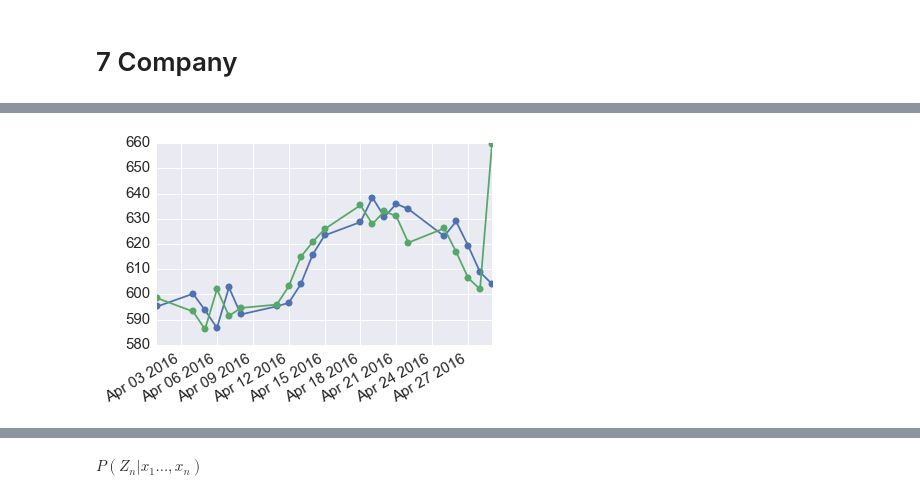
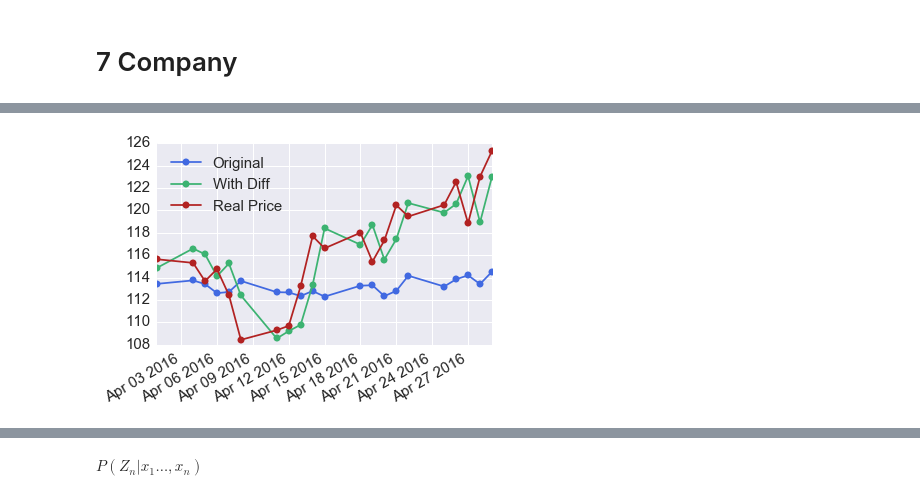
Before and after one commit to yulinlei/Stock-Market-Prediction, a Jupyter notebook: HMM.ipynb, the cells around one changed output, grey strips where cells are left out. Drawn from its saved outputs; the diff is of its cells as text; code cells hidden in the pictures.

```diff
--- a/HMM.ipynb
+++ b/HMM.ipynb
@@ -182,8 +146,7 @@ array([datetime.datetime(2016, 4, 29, 0, 0),
 # %%
-#test
-
-dff = DataFrame(index = trueDate, columns = ['GOOG'])
+# test
+dff = DataFrame(index = trueDate, columns = ['LNKD'])
 for date in trueDate:
-    dff['GOOG'][date] = HMM('GOOG', date-timedelta(211), date-timedelta(1))
+    dff['LNKD'][date] = HMM('LNKD', date-timedelta(211), date-timedelta(1))
 # %%
 fig, ax = plt.subplots()
@@ -195,5 +158,11 @@ ax.plot_date(trueDate, df_true['GOOG'][trueDate], marker='o', linestyle='-')
 # %%
+df_4m = DataFrame(index = trueDate, columns = company)
+df_5m = DataFrame(index = trueDate, columns = company)
+
 for date in trueDate:
     for comp in company:
-        df[comp][date] = HMM(comp, date-timedelta(211), date-timedelta(1))
-df.head(10)
+        df_4m[comp][date] = HMM(comp, date-timedelta(211), date-timedelta(1))
+        df_5m[comp][date] = HMM(comp, date-timedelta(211), date-timedelta(1),isdiff = True)
+
+df_4m.to_csv('predict_hmm_4m.csv')
+df_5m.to_csv('predict_hmm_5m_2.csv')
@@ -228,13 +213,16 @@ df_true.head(10)
 # %%
 import numpy as np
 import pandas as pd
 import matplotlib.pyplot as plt
 
 fig, ax = plt.subplots()
-ax.plot_date(trueDate, df['AMZN'][trueDate], marker='o', linestyle='-')
-ax.plot_date(trueDate, df_true['AMZN'][trueDate], marker='o', linestyle='-')
+ax.plot_date(trueDate, df_4m['LNKD'][trueDate], marker='o', linestyle='-', label = "Original",color = 'royalblue')
+ax.plot_date(trueDate, df_5m['LNKD'][trueDate], marker='o', linestyle='-', label = "With Diff",color = 'mediumseagreen')
+ax.plot_date(trueDate, df_true['LNKD'][trueDate], marker='o', linestyle='-', label = "Real Price",color = 'firebrick')
+
+legend = ax.legend(loc='upper left', shadow=True)
 
 fig.autofmt_xdate()
 plt.show()
 # %% [output]
-[figure, old version]
+[figure, new version]
```
Also changed, not shown: parts of 15 cells of this notebook.
